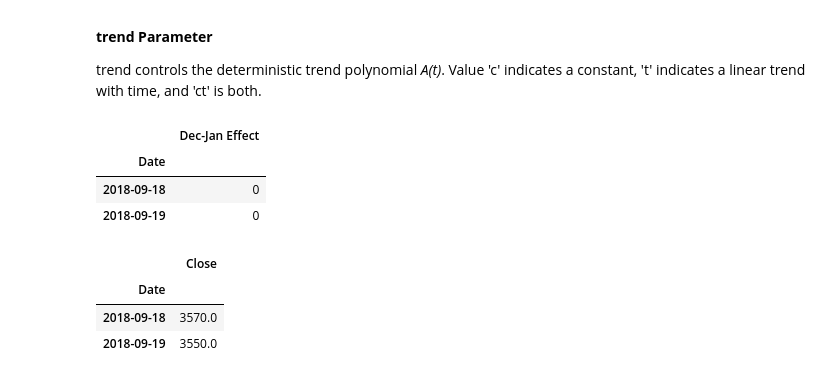
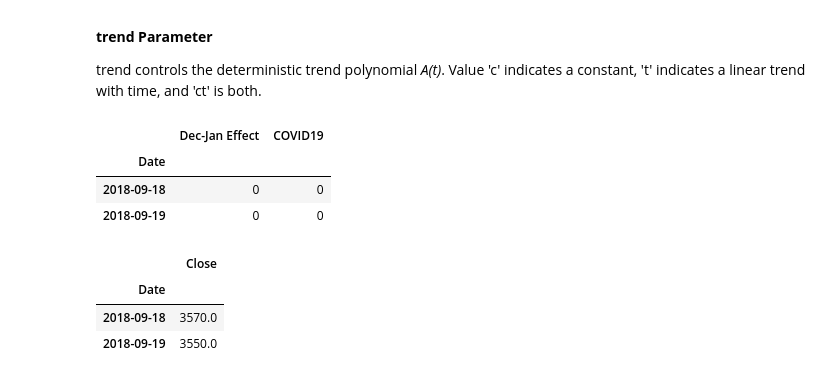
Before and after one commit to npim/stock-prediction-sarimax, a Jupyter notebook: TLKM_SARIMAX.ipynb, the cells around one changed output. Drawn from its saved outputs; the diff is of its cells as text; code cells hidden in the pictures.

```diff
--- a/TLKM_SARIMAX.ipynb
+++ b/TLKM_SARIMAX.ipynb
@@ -185,7 +185,9 @@ import numpy as np
 exog = df2.copy()
 # df2.index.month
 exog['month'] = df2.index.month
+exog['year'] = df2.index.year
 exog['Dec-Jan Effect'] = exog.apply(su.compute_exog_dec_jan_effect, axis = 1)
+exog['COVID19'] = exog.apply(su.compute_exog_pandemic, axis = 1)
 # %%
 exog.head()
 # %% [output]
@@ -226,14 +228,14 @@ trend controls the deterministic trend polynomial *A(t)*. Value 'c' indicates a
 import itertools
 from statsmodels.tsa.statespace.sarimax import SARIMAX
 # %%
-X = exog[['Dec-Jan Effect']]
+X = exog[['Dec-Jan Effect', 'COVID19']]
 X.index = exog.index
 X.head(2)
 # %% [output]
-|  | Dec-Jan Effect |
-| Date |  |
-| 2018-09-18 | 0 |
-| 2018-09-19 | 0 |
+|  | Dec-Jan Effect | COVID19 |
+| Date |  |  |
+| 2018-09-18 | 0 | 0 |
+| 2018-09-19 | 0 | 0 |
 # %%
 y = df2[['Close']]
 y.index = df2.index
```
Also changed, not shown: parts of 19 cells of this notebook, 1 other file.
